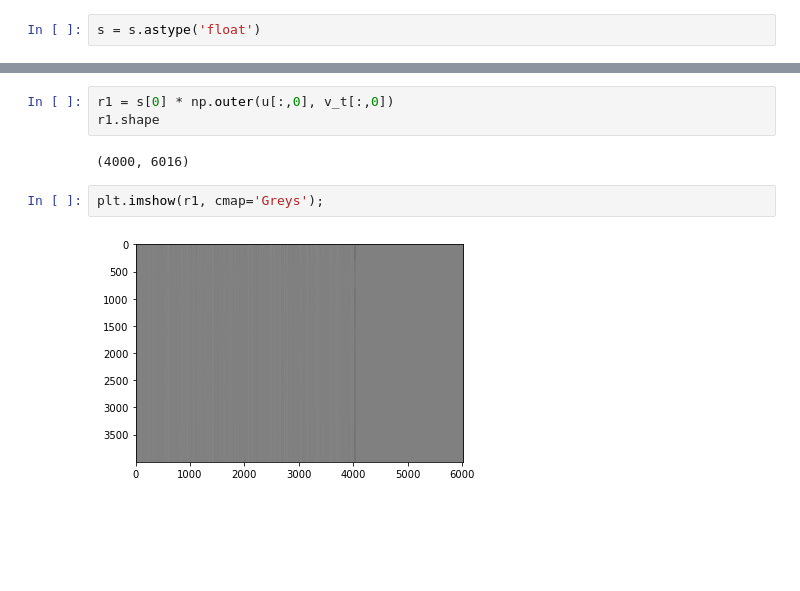
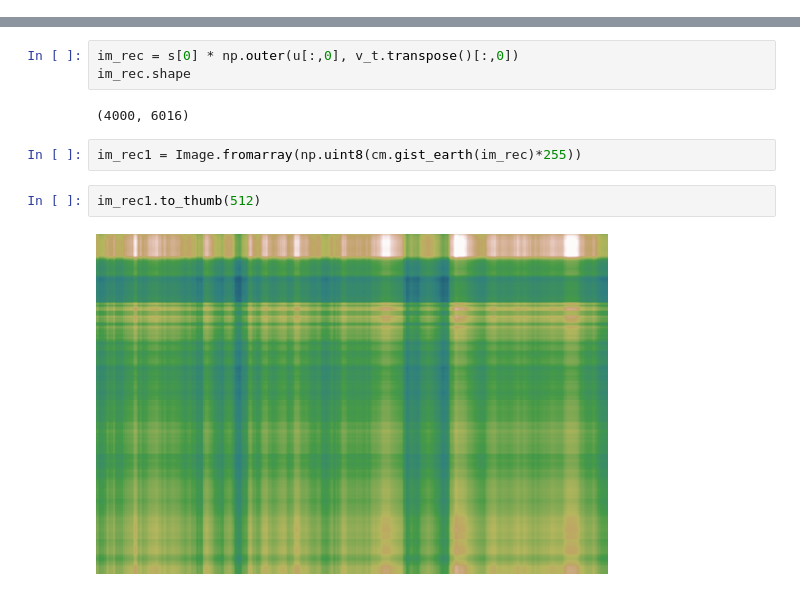
Before and after one commit to asiedubrempong/fastai-experiments, a Jupyter notebook: foundations/svd.ipynb, the cells around one changed output, grey strips where cells are left out. Cells and saved outputs as stored; diff of their text form; blank space fills up the shorter version.

```diff
--- a/foundations/svd.ipynb
+++ b/foundations/svd.ipynb
@@ -184,8 +188,6 @@ u, s, v_t = linalg.svd(img_arr)
 u.shape, s.shape, v_t.shape
 # %% [output]
 ((4000, 4000), (4000,), (6016, 6016))
-# %%
-s = s.astype('float')
 # %% [markdown]
 **Rank 1 approximation**
 # %%
@@ -195,9 +207,11 @@ s[0]
 # %%
-r1 = s[0] * np.outer(u[:,0], v_t[:,0])
-r1.shape
+im_rec = s[0] * np.outer(u[:,0], v_t.transpose()[:,0])
+im_rec.shape
 # %% [output]
 (4000, 6016)
-# %%
-plt.imshow(r1, cmap='Greys');
-# %% [output]
-[figure, removed]
+# %%
+im_rec1 = Image.fromarray(np.uint8(cm.gist_earth(im_rec)*255))
+# %%
+im_rec1.to_thumb(512)
+# %% [output]
+[figure, added]
```
Also changed, not shown: parts of 33 cells of this notebook, 2 other files.
